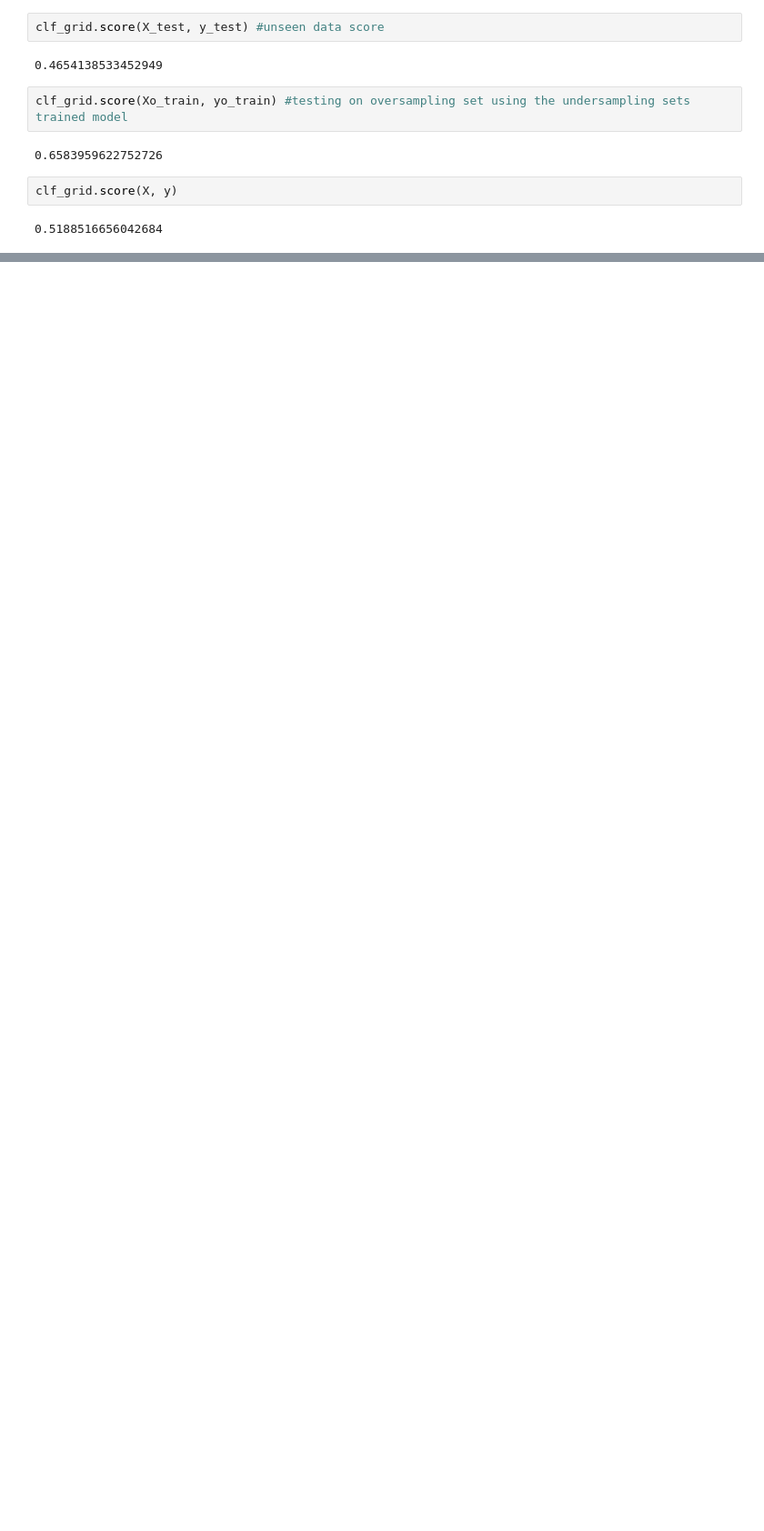
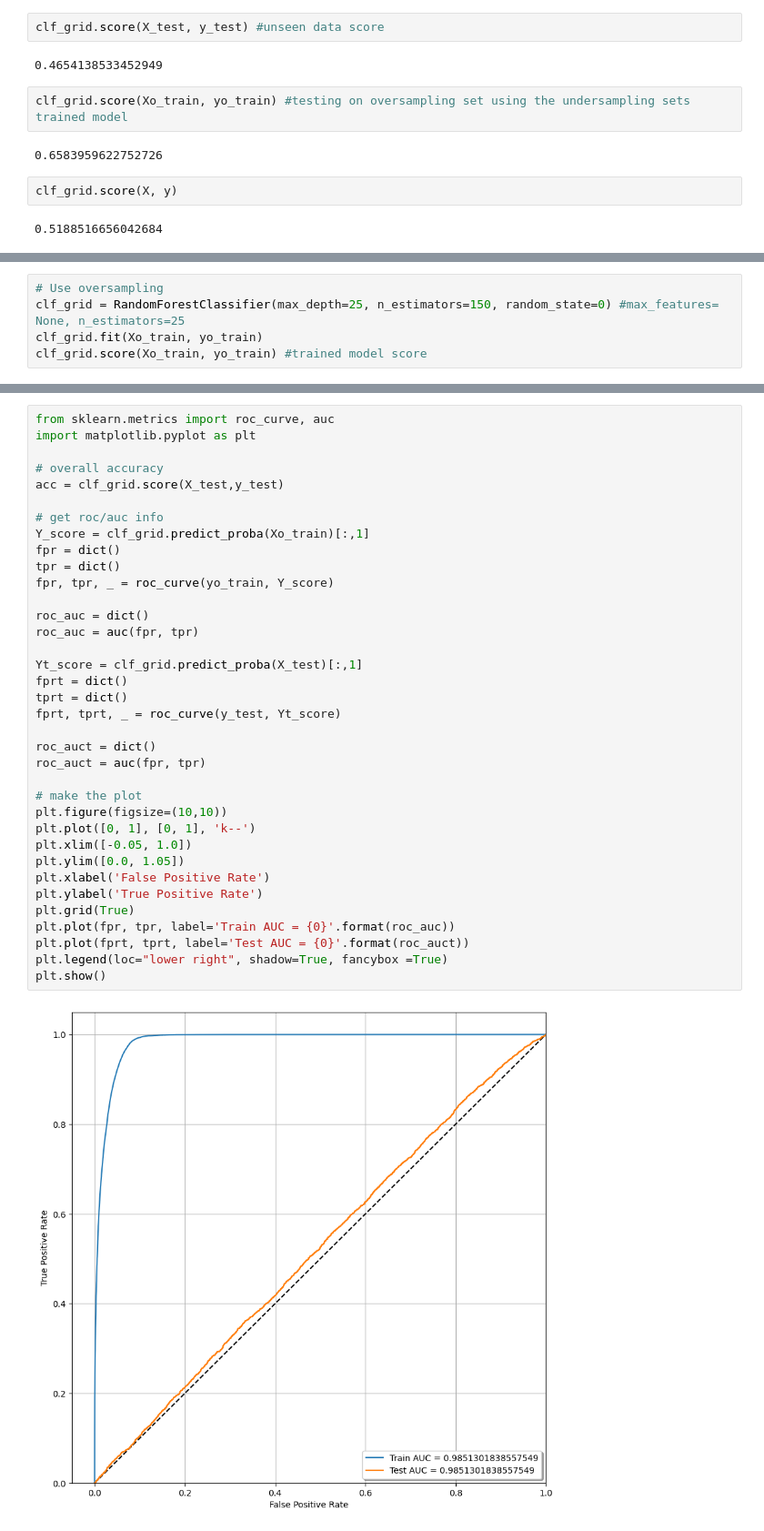
Before and after one commit to s-callejo/AI-Academy-capstone-project-team2, a Jupyter notebook: index.ipynb, the cells around one changed output, grey strips where cells are left out. Shown at 91% size. Cells and saved outputs as stored; diff of their text form; blank space fills up the shorter version.

Commit message:
researched more on random forest grid search model, plotted ROC, CV, and feature importance

```diff
--- a/index.ipynb
+++ b/index.ipynb
@@ -673,0 +682,5 @@ clf_grid.score(X, y)
+# %%
+# Use oversampling
+clf_grid = RandomForestClassifier(max_depth=25, n_estimators=150, random_state=0) #max_features= None, n_estimators=25
+clf_grid.fit(Xo_train, yo_train)
+clf_grid.score(Xo_train, yo_train) #trained model score
@@ -673,0 +693,38 @@ clf_grid.score(X, y)
+# %%
+from sklearn.metrics import roc_curve, auc
+import matplotlib.pyplot as plt
+
+# overall accuracy
+acc = clf_grid.score(X_test,y_test)
+
+# get roc/auc info
+Y_score = clf_grid.predict_proba(Xo_train)[:,1]
+fpr = dict()
+tpr = dict()
+fpr, tpr, _ = roc_curve(yo_train, Y_score)
+
+roc_auc = dict()
+roc_auc = auc(fpr, tpr)
+
+Yt_score = clf_grid.predict_proba(X_test)[:,1]
+fprt = dict()
+tprt = dict()
+fprt, tprt, _ = roc_curve(y_test, Yt_score)
+
+roc_auct = dict()
+roc_auct = auc(fpr, tpr)
+
+# make the plot
+plt.figure(figsize=(10,10))
+plt.plot([0, 1], [0, 1], 'k--')
+plt.xlim([-0.05, 1.0])
+plt.ylim([0.0, 1.05])
+plt.xlabel('False Positive Rate')
+plt.ylabel('True Positive Rate')
+plt.grid(True)
+plt.plot(fpr, tpr, label='Train AUC = {0}'.format(roc_auc))
+plt.plot(fprt, tprt, label='Test AUC = {0}'.format(roc_auct))
+plt.legend(loc="lower right", shadow=True, fancybox =True)
+plt.show()
+# %% [output]
+[figure, added]
```
Also changed, not shown: parts of 24 cells of this notebook.
